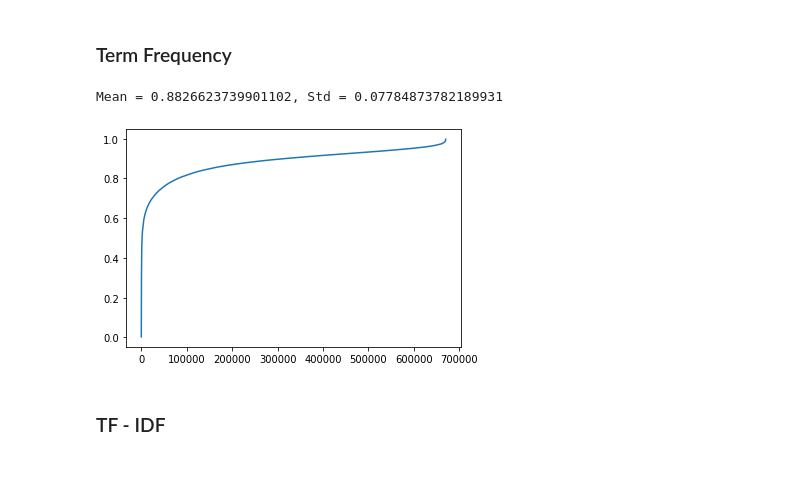
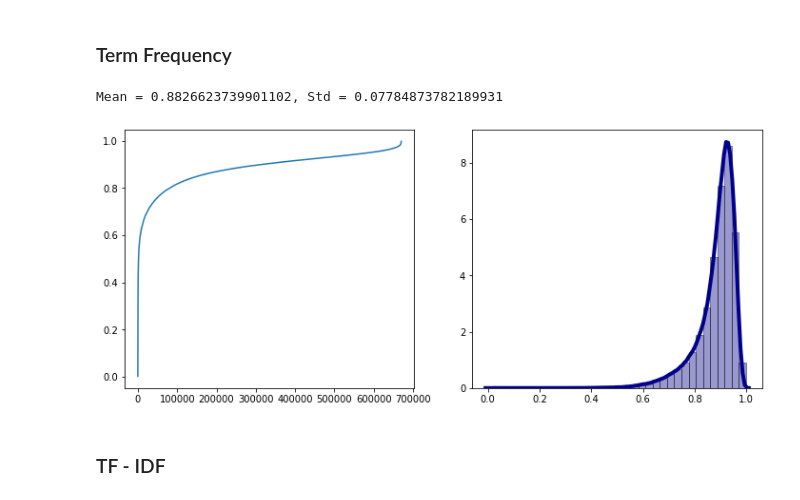
Before and after one commit to AchilleBaucher/confiance_diffusion, a Jupyter notebook: jupyter/clustering.ipynb, the cells around one changed output. Saved outputs shown, nothing was run; the diff lists cells and outputs as text; code cells hidden in the pictures; blank space fills up the shorter version.

```diff
--- a/jupyter/clustering.ipynb
+++ b/jupyter/clustering.ipynb
@@ -426,12 +427,18 @@ from scipy.spatial.distance import pdist, squareform
 vc_tf = tf.toarray()
 dists_tf = pdist(vc_tf,'cosine')
 # %%
-plt.plot(np.sort(dists_tf))
+fig,axes = plt.subplots(1,2,figsize = (12,5))
+axes[0].plot(np.sort(dists_tf))
+sns.distplot(dists_tf, hist=True, kde=True,
+             bins=int(180/5), color = 'darkblue',
+             hist_kws={'edgecolor':'black'},
+             kde_kws={'linewidth': 4},
+            ax = axes[1])
 # print(corpus.values[(pair_indexes(len(vc_tf))[np.argsort(dists_tf)])[0]])
 print("Mean = {}, Std = {}".format(dists_tf.mean(),dists_tf.std()))
 # %% [output]
 Mean = 0.8826623739901102, Std = 0.07784873782189931
-[figure, old version]
+[figure, new version]
 # %% [markdown]
 ### TF - IDF
 # %%
```
Also changed, not shown: parts of 10 cells of this notebook.
